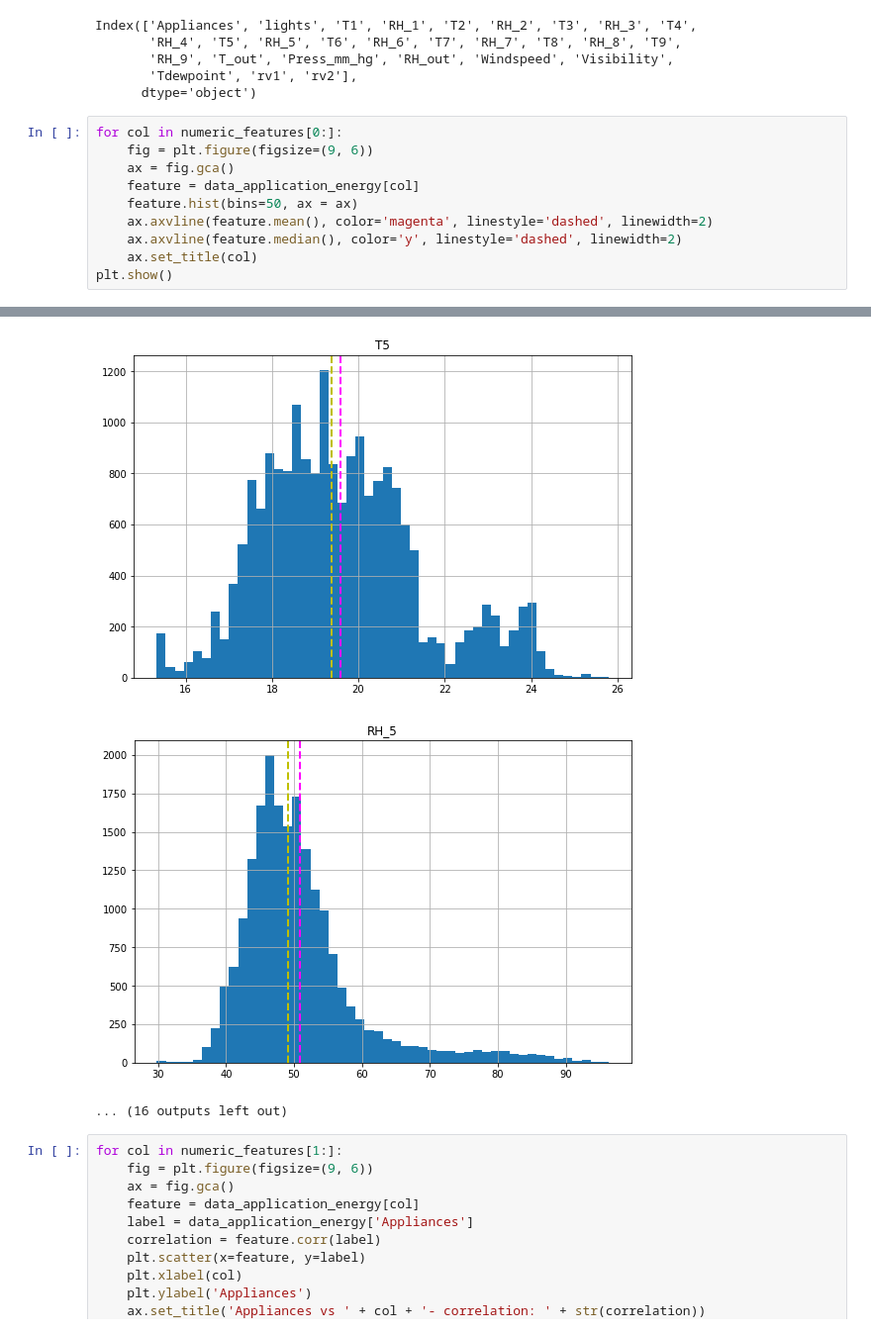
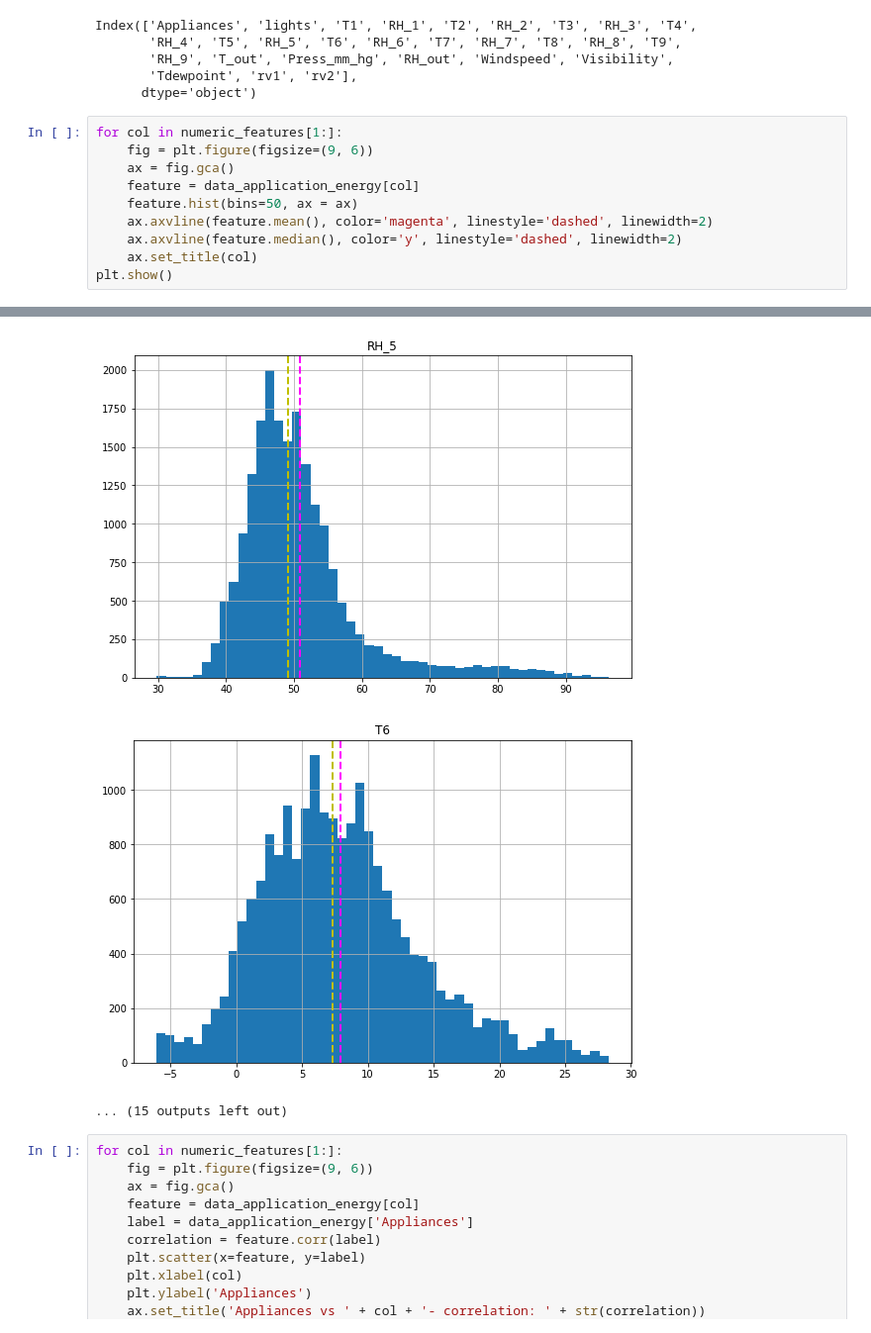
Before and after one commit to m123m12/data_application_energy-project, a Jupyter notebook: data_application_energy.ipynb, the cells around one changed output, grey strips where cells are left out. Shown at 99% size. Saved outputs shown, nothing was run; the diff lists cells and outputs as text.

```diff
--- a/data_application_energy.ipynb
+++ b/data_application_energy.ipynb
@@ -122,7 +122,7 @@ Index(['Appliances', 'lights', 'T1', 'RH_1', 'T2', 'RH_2', 'T3', 'RH_3', 'T4',
        'Tdewpoint', 'rv1', 'rv2'],
       dtype='object')
 # %%
-for col in numeric_features[0:]:
+for col in numeric_features[1:]:
     fig = plt.figure(figsize=(9, 6))
     ax = fig.gca()
     feature = data_application_energy[col]
@@ -145,6 +145,6 @@ plt.show()
-[figure, old version]
+[figure, new version]
-[figure, old version]
+[figure, new version]
-... (16 outputs left out)
+... (15 outputs left out)
 # %%
 for col in numeric_features[1:]:
     fig = plt.figure(figsize=(9, 6))
```
Also changed, not shown: parts of 2 cells of this notebook.
